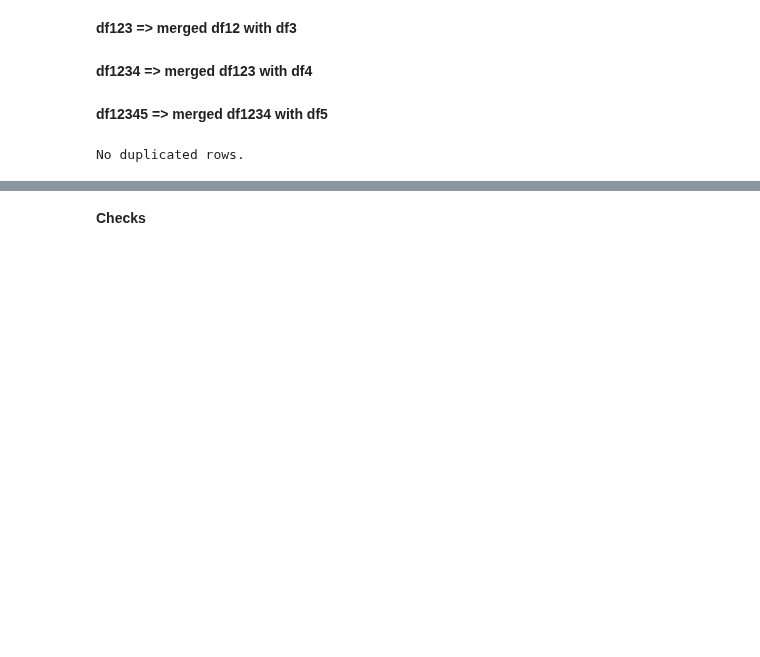
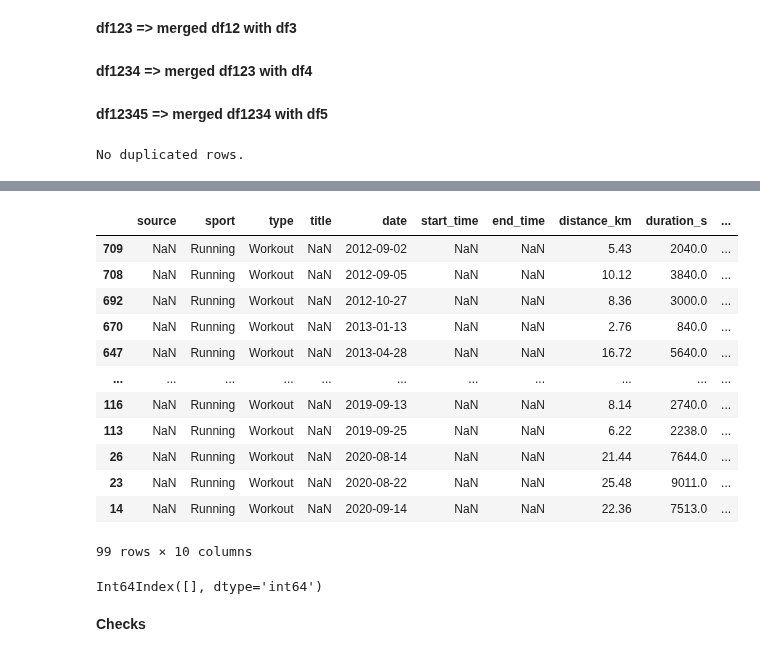
Before and after one commit to slazur83/Tableau, a Jupyter notebook: Workouts.ipynb, the cells around one changed output, grey strips where cells are left out. Drawn from its saved outputs; the diff is of its cells as text; code cells hidden in the pictures; blank space fills up the shorter version.

```diff
--- a/Workouts.ipynb
+++ b/Workouts.ipynb
@@ -247,3 +270,29 @@ df12345['speed_avg_kmh'] = (df12345['distance_km'] / (df12345['duration_s'] / 36
+# %%
+df_nans = df12345.loc[df12345['source'].isna()]
+display(df_nans)
+# %% [output]
+|  | source | sport | type | title | date | start_time | end_time | distance_km | duration_s | ... |
+| 709 | NaN | Running | Workout | NaN | 2012-09-02 | NaN | NaN | 5.43 | 2040.0 | ... |
+| 708 | NaN | Running | Workout | NaN | 2012-09-05 | NaN | NaN | 10.12 | 3840.0 | ... |
+| 692 | NaN | Running | Workout | NaN | 2012-10-27 | NaN | NaN | 8.36 | 3000.0 | ... |
+| 670 | NaN | Running | Workout | NaN | 2013-01-13 | NaN | NaN | 2.76 | 840.0 | ... |
+| 647 | NaN | Running | Workout | NaN | 2013-04-28 | NaN | NaN | 16.72 | 5640.0 | ... |
+| ... | ... | ... | ... | ... | ... | ... | ... | ... | ... | ... |
+| 116 | NaN | Running | Workout | NaN | 2019-09-13 | NaN | NaN | 8.14 | 2740.0 | ... |
+| 113 | NaN | Running | Workout | NaN | 2019-09-25 | NaN | NaN | 6.22 | 2238.0 | ... |
+| 26 | NaN | Running | Workout | NaN | 2020-08-14 | NaN | NaN | 21.44 | 7644.0 | ... |
+| 23 | NaN | Running | Workout | NaN | 2020-08-22 | NaN | NaN | 25.48 | 9011.0 | ... |
+| 14 | NaN | Running | Workout | NaN | 2020-09-14 | NaN | NaN | 22.36 | 7513.0 | ... |
+99 rows × 10 columns
+# %%
+merged_rows = df12345.index[df12345['source'].isna()].intersection(merged_df.index)
+display(merged_rows)
+
+#df12345.loc[merged_rows, 'title'] = merged_df.loc[merged_rows, 'nazwa zawodów'].values
+#df12345.loc[merged_rows, 'type'] = 'Sport event'
+#df12345.loc[merged_rows, 'source'] = 'Google Sheets'
+# %% [output]
+Int64Index([], dtype='int64')
 # %% [markdown]
 **Checks**
 # %%
```
Also changed, not shown: parts of 4 cells of this notebook.
